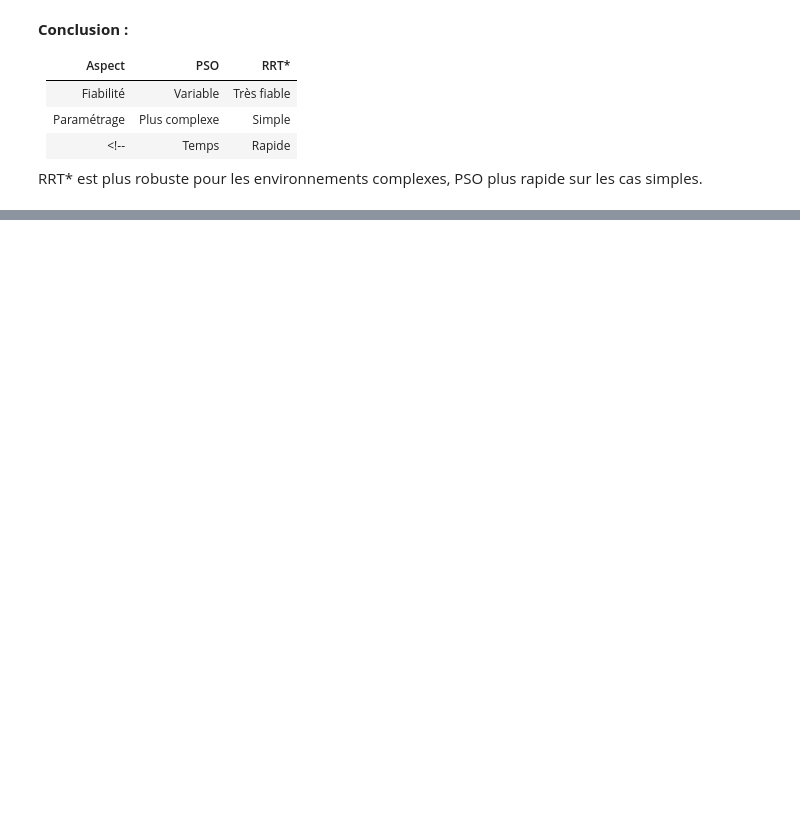
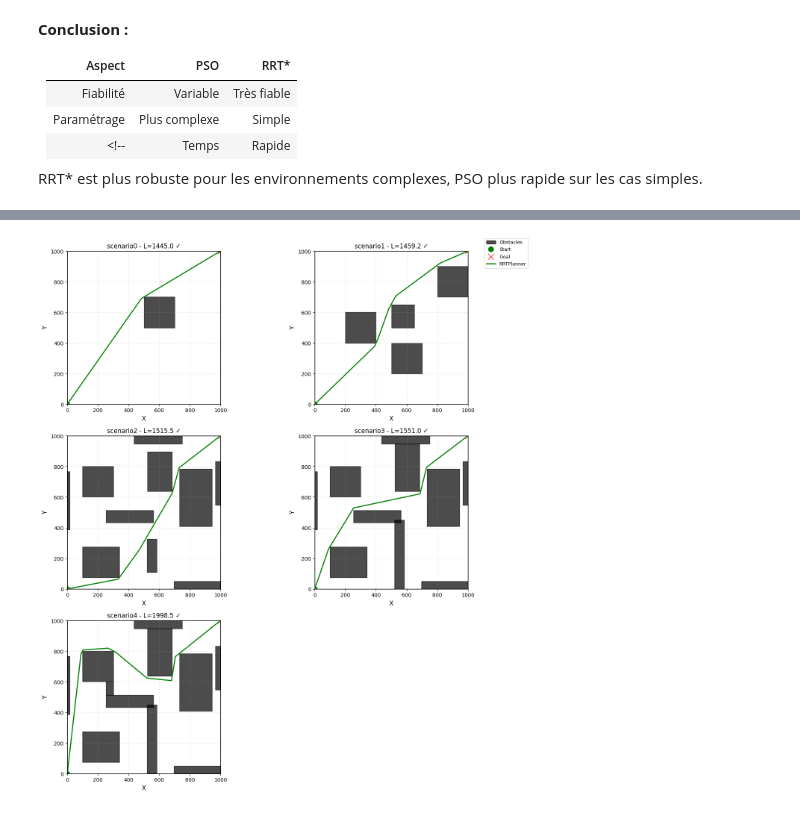
Before and after one commit to KpihX/random-explorer, a Jupyter notebook: Random_Explorer.ipynb, the cells around one changed output, grey strips where cells are left out. Saved outputs shown, nothing was run; the diff lists cells and outputs as text; code cells hidden in the pictures; blank space fills up the shorter version.

```diff
--- a/Random_Explorer.ipynb
+++ b/Random_Explorer.ipynb
@@ -819,7 +811,7 @@ print("="*60)
 rrt_results = {}
 for name, scenario_path in SCENARIOS.items():
     env_test = Environment(scenario_path)
-    result = benchmark.run_rrt(env_test, RRT_PARAMS)
+    result = benchmark.run_rrt(env_test, False, False, RRT_PARAMS)
     result.scenario = name
     rrt_results[name] = result
 
@@ -877,0 +937,21 @@ RRT* est plus robuste pour les environnements complexes, PSO plus rapide sur les
+# %%
+RRT_PARAMS = {
+    'max_iter': 2000,
+    'delta_s': 200.0,
+    'delta_r': 200.0,
+    'goal_bias': 0.05
+}
+
+print(f"Benchmark RRT* sur tous les scénarios (max_iter = {RRT_PARAMS["max_iter"]})")
+print("="*60)
+
+rrt_opti_results = {}
+for name, scenario_path in SCENARIOS.items():
+    env_test = Environment(scenario_path)
+    result = benchmark.run_rrt(env_test, True, False, RRT_PARAMS)
+    result.scenario = name
+    rrt_opti_results[name] = result
+
+    valid_str = "✓" if result.is_valid else "✗"
+    length_str = f"{result.path_length:.2f}" if result.path_length < float('inf') else "N/A"
+    print(f"{name}: Length={length_str}, Valid={valid_str}, Time={result.cpu_time:.3f}s")
@@ -877,0 +966,6 @@ RRT* est plus robuste pour les environnements complexes, PSO plus rapide sur les
+# %%
+envs = {name: Environment(path) for name, path in SCENARIOS.items()}
+benchmark.plot_results_grid(rrt_opti_results, envs, n_cols=2)
+plt.show()
+# %% [output]
+[figure, added]
```
Also changed, not shown: parts of 32 cells of this notebook, 2 other files.
